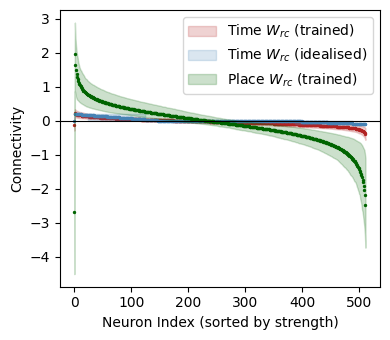
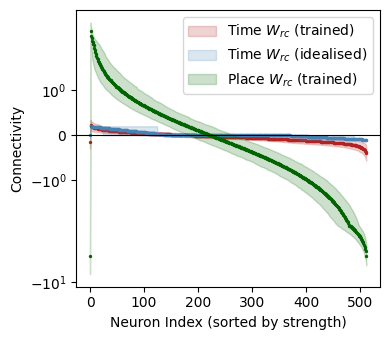
Unified diff of the notebook cell whose output changed from the first chart to the second:
--- before
+++ after
@@ -40,5 +40,5 @@
 plt.xlabel('Neuron Index (sorted by strength)')
 plt.ylabel('Connectivity')
-# plt.yscale('symlog')
+plt.yscale('symlog')
 # plt.ylim(-0.6, 0.4)
 plt.tight_layout()

Commit: remove tSNE